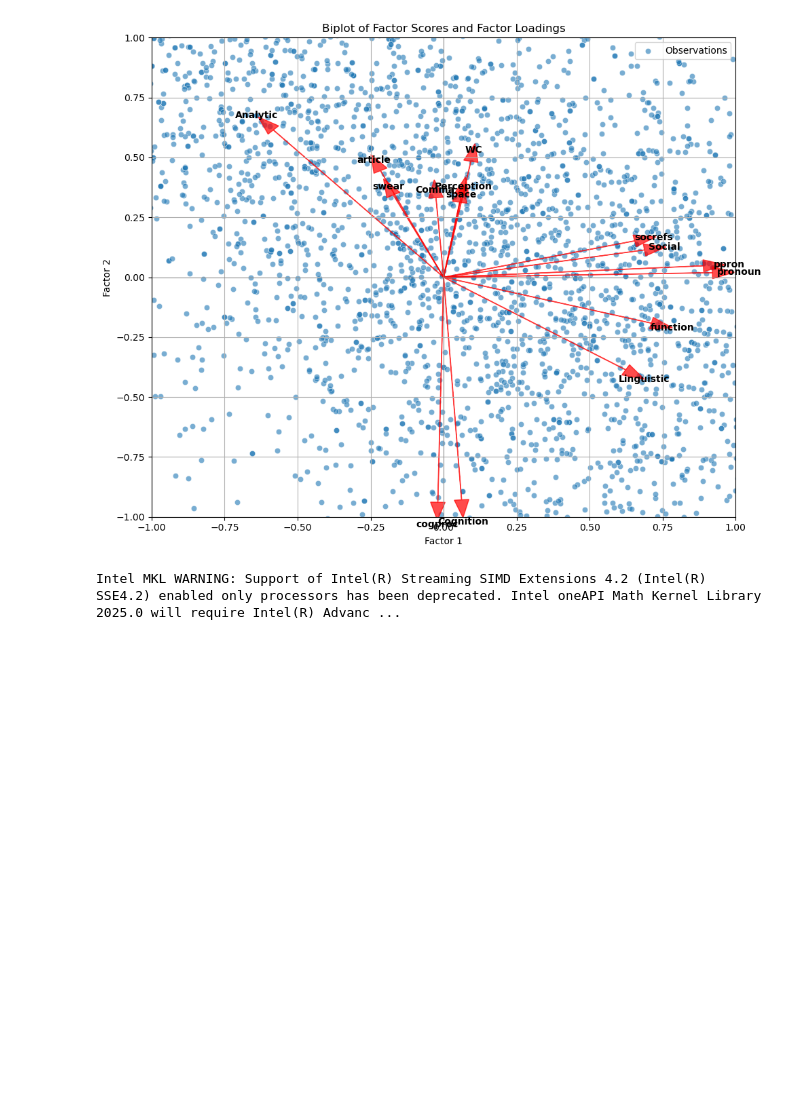
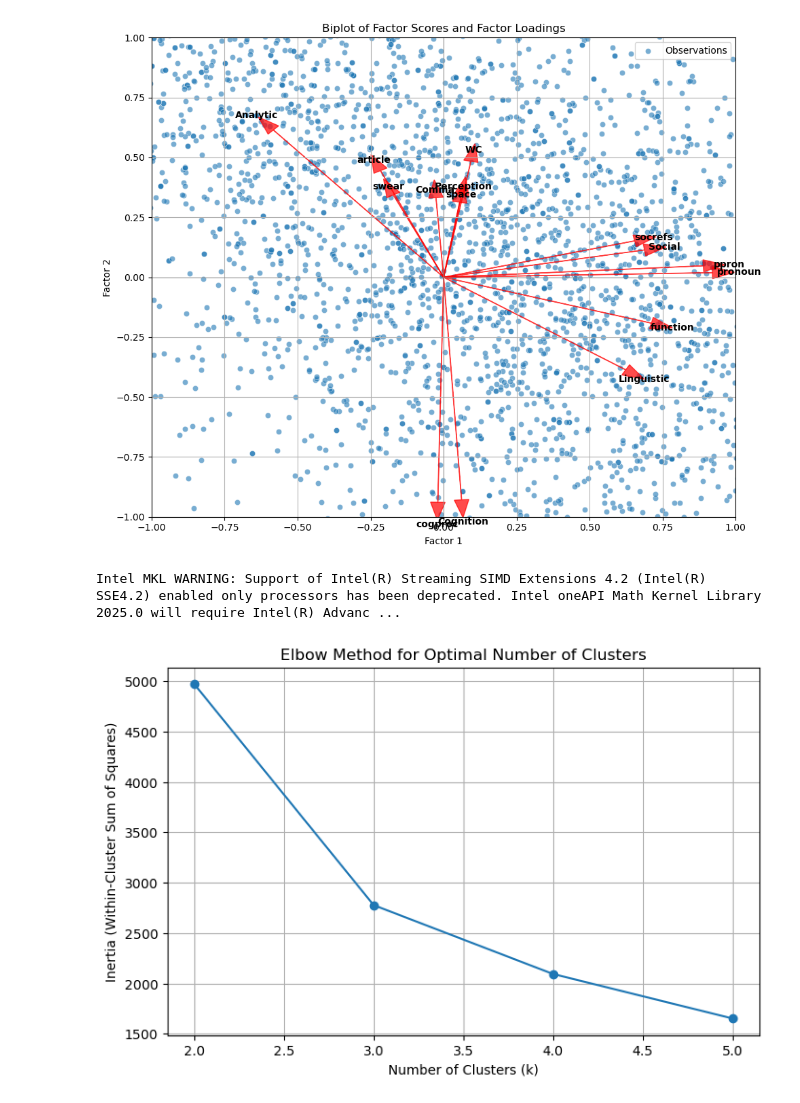
Before and after one commit to jmclip/pop_music, a Jupyter notebook: factors_draft.ipynb, the cells around one changed output. Saved outputs shown, nothing was run; the diff lists cells and outputs as text; code cells hidden in the pictures; blank space fills up the shorter version.

```diff
--- a/factors_draft.ipynb
+++ b/factors_draft.ipynb
@@ -451,20 +433,23 @@ Intel MKL WARNING: Support of Intel(R) Streaming SIMD Extensions 4.2 (Intel(R) S
 # %%
 import matplotlib.pyplot as plt
 from sklearn.cluster import KMeans
 
 inertias = []
-k_range = range(1, 3)  # Try 1 to 10 clusters
+k_range = range(2, 6)  # Try 2 to 10 clusters
+
 
 for k in k_range:
     kmeans = KMeans(n_clusters=k, random_state=13)
     kmeans.fit(factor_scores)
     inertias.append(kmeans.inertia_)
 
-# Plot the scree (elbow) plot
+#Plot the scree plot
 plt.figure(figsize=(8, 5))
 plt.plot(k_range, inertias, marker='o')
 plt.title('Elbow Method for Optimal Number of Clusters')
 plt.xlabel('Number of Clusters (k)')
 plt.ylabel('Inertia (Within-Cluster Sum of Squares)')
 plt.grid(True)
 plt.show()
+# %% [output]
+[figure, added]
```
Also changed, not shown: parts of 14 cells of this notebook, 1 other file.
